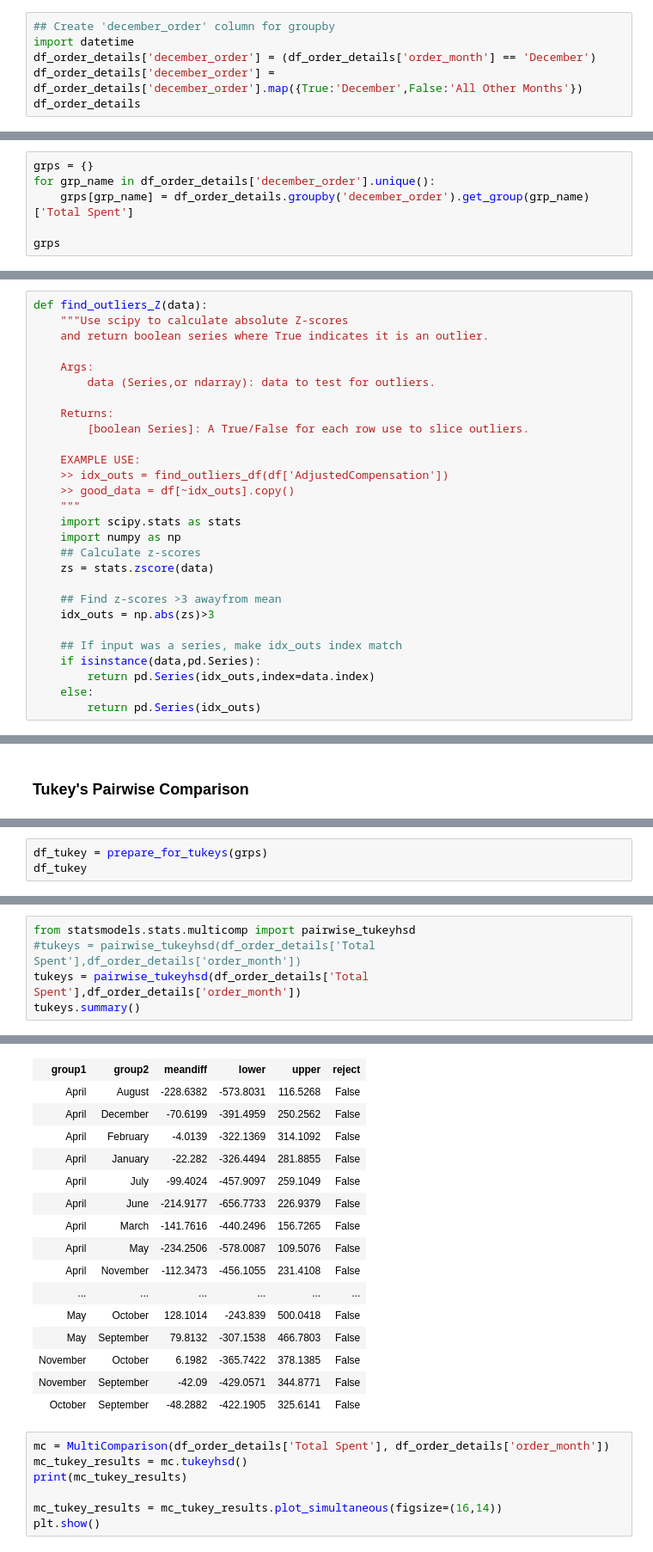
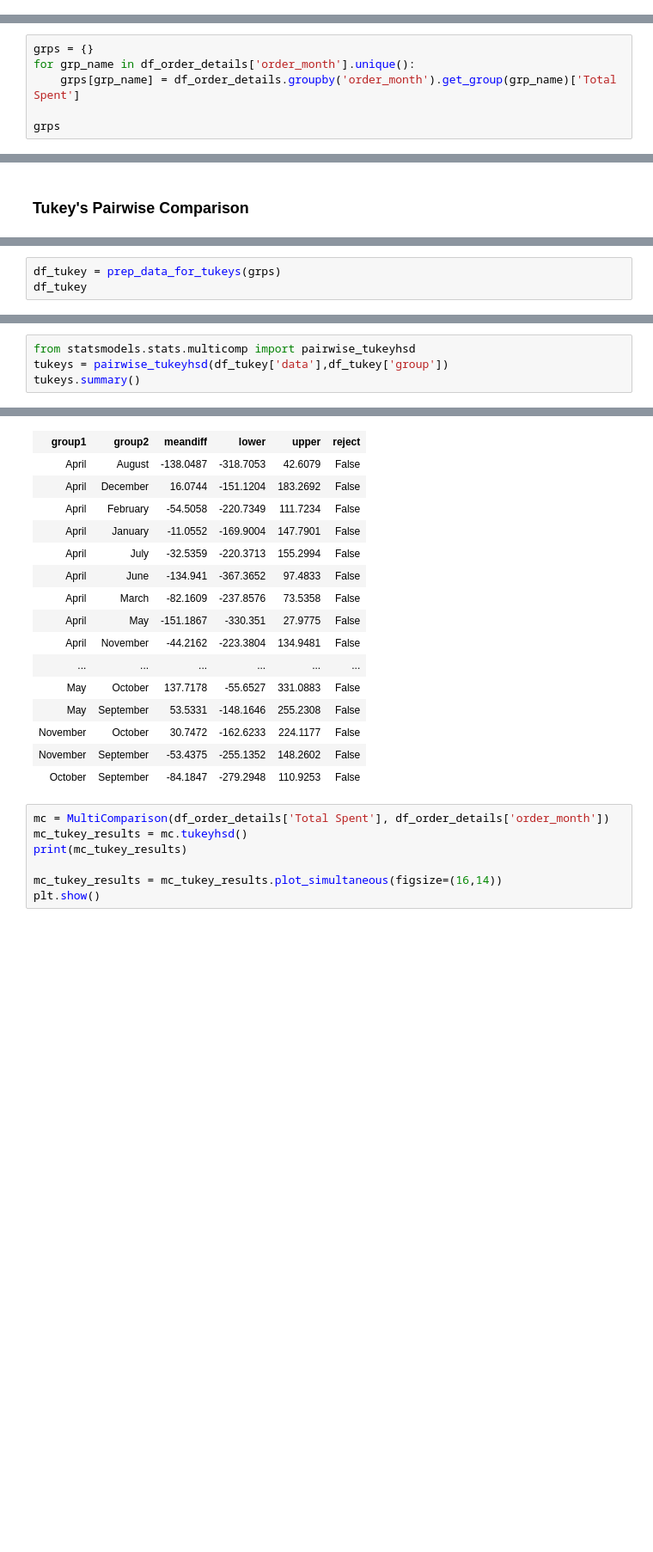
Before and after one commit to Sue-Mir/Module2_Project_Hypothesis_Testing, a Jupyter notebook: Student_Hypothesis_III.ipynb, the cells around one changed output, grey strips where cells are left out. Shown at 86% size. Drawn from its saved outputs; the diff is of its cells as text; blank space fills up the shorter version.

```diff
--- a/Student_Hypothesis_III.ipynb
+++ b/Student_Hypothesis_III.ipynb
@@ -226,6 +169,0 @@ df_order_details
-# %%
-## Create 'december_order' column for groupby
-import datetime
-df_order_details['december_order'] = (df_order_details['order_month'] == 'December')
-df_order_details['december_order'] = df_order_details['december_order'].map({True:'December',False:'All Other Months'})
-df_order_details
@@ -279,7 +236,7 @@ sns.barplot(data=df_order_details, x='december_order',y='Total Spent',ci=68,)
 # %%
 grps = {}
-for grp_name in df_order_details['december_order'].unique():
-    grps[grp_name] = df_order_details.groupby('december_order').get_group(grp_name)['Total Spent']
+for grp_name in df_order_details['order_month'].unique():
+    grps[grp_name] = df_order_details.groupby('order_month').get_group(grp_name)['Total Spent']
 
 grps
 # %% [output]
@@ -321,31 +278,3 @@ For the Independent 2 Sample T-Test the assumptions are:
 ### Check and Remove Outliers
 # %% [markdown]
 Use absolutely value of Z-scores >3 as rule to find and remove outliers
-# %%
-def find_outliers_Z(data):
-    """Use scipy to calculate absolute Z-scores
-    and return boolean series where True indicates it is an outlier.
-
-    Args:
-        data (Series,or ndarray): data to test for outliers.
-
-    Returns:
-        [boolean Series]: A True/False for each row use to slice outliers.
-
-    EXAMPLE USE:
-    >> idx_outs = find_outliers_df(df['AdjustedCompensation'])
-    >> good_data = df[~idx_outs].copy()
-    """
-    import scipy.stats as stats
-    import numpy as np
-    ## Calculate z-scores
-    zs = stats.zscore(data)
-
-    ## Find z-scores >3 awayfrom mean
-    idx_outs = np.abs(zs)>3
-
-    ## If input was a series, make idx_outs index match
-    if isinstance(data,pd.Series):
-        return pd.Series(idx_outs,index=data.index)
-    else:
-        return pd.Series(idx_outs)
@@ -572,4 +456,4 @@ def prepare_for_tukeys(grps):
 # %%
-df_tukey = prepare_for_tukeys(grps)
+df_tukey = prep_data_for_tukeys(grps)
 df_tukey
 # %% [output]
@@ -594,26 +478,25 @@ df_tukey
 # %%
 from statsmodels.stats.multicomp import pairwise_tukeyhsd
-#tukeys = pairwise_tukeyhsd(df_order_details['Total Spent'],df_order_details['order_month'])
-tukeys = pairwise_tukeyhsd(df_order_details['Total Spent'],df_order_details['order_month'])
+tukeys = pairwise_tukeyhsd(df_tukey['data'],df_tukey['group'])
 tukeys.summary()
 # %% [output]
 Multiple Comparison of Means - Tukey HSD,FWER=0.05
 | group1 | group2 | meandiff | lower | upper | reject |
-| April | August | -228.6382 | -573.8031 | 116.5268 | False |
-| April | December | -70.6199 | -391.4959 | 250.2562 | False |
-| April | February | -4.0139 | -322.1369 | 314.1092 | False |
-| April | January | -22.282 | -326.4494 | 281.8855 | False |
-| April | July | -99.4024 | -457.9097 | 259.1049 | False |
-| April | June | -214.9177 | -656.7733 | 226.9379 | False |
-| April | March | -141.7616 | -440.2496 | 156.7265 | False |
-| April | May | -234.2506 | -578.0087 | 109.5076 | False |
-| April | November | -112.3473 | -456.1055 | 231.4108 | False |
+| April | August | -138.0487 | -318.7053 | 42.6079 | False |
+| April | December | 16.0744 | -151.1204 | 183.2692 | False |
+| April | February | -54.5058 | -220.7349 | 111.7234 | False |
+| April | January | -11.0552 | -169.9004 | 147.7901 | False |
+| April | July | -32.5359 | -220.3713 | 155.2994 | False |
+| April | June | -134.941 | -367.3652 | 97.4833 | False |
+| April | March | -82.1609 | -237.8576 | 73.5358 | False |
+| April | May | -151.1867 | -330.351 | 27.9775 | False |
+| April | November | -44.2162 | -223.3804 | 134.9481 | False |
 | ... | ... | ... | ... | ... | ... |
-| May | October | 128.1014 | -243.839 | 500.0418 | False |
-| May | September | 79.8132 | -307.1538 | 466.7803 | False |
-| November | October | 6.1982 | -365.7422 | 378.1385 | False |
-| November | September | -42.09 | -429.0571 | 344.8771 | False |
-| October | September | -48.2882 | -422.1905 | 325.6141 | False |
+| May | October | 137.7178 | -55.6527 | 331.0883 | False |
+| May | September | 53.5331 | -148.1646 | 255.2308 | False |
+| November | October | 30.7472 | -162.6233 | 224.1177 | False |
+| November | September | -53.4375 | -255.1352 | 148.2602 | False |
+| October | September | -84.1847 | -279.2948 | 110.9253 | False |
 # %%
 mc = MultiComparison(df_order_details['Total Spent'], df_order_details['order_month'])
 mc_tukey_results = mc.tukeyhsd()
```
Also changed, not shown: parts of 55 cells of this notebook, 5 other files.
